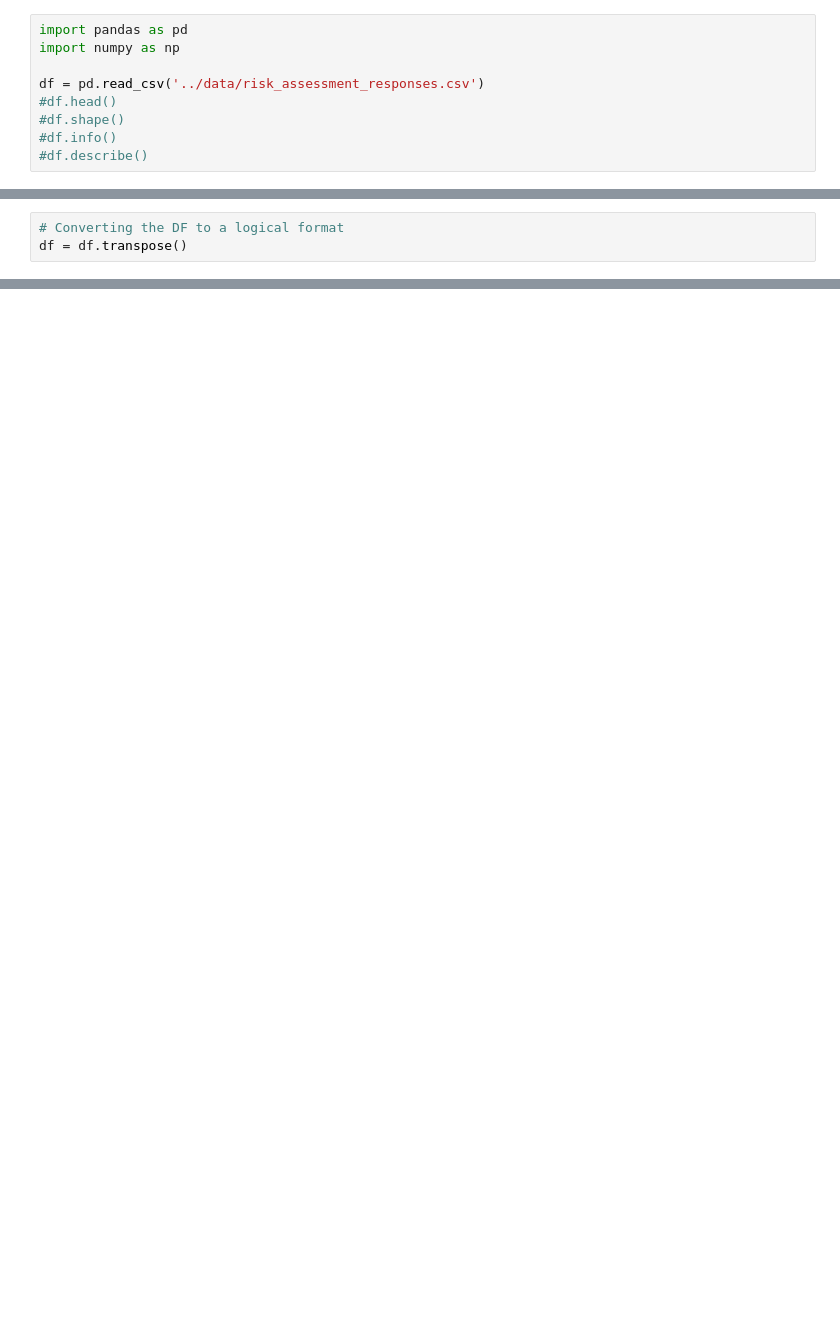
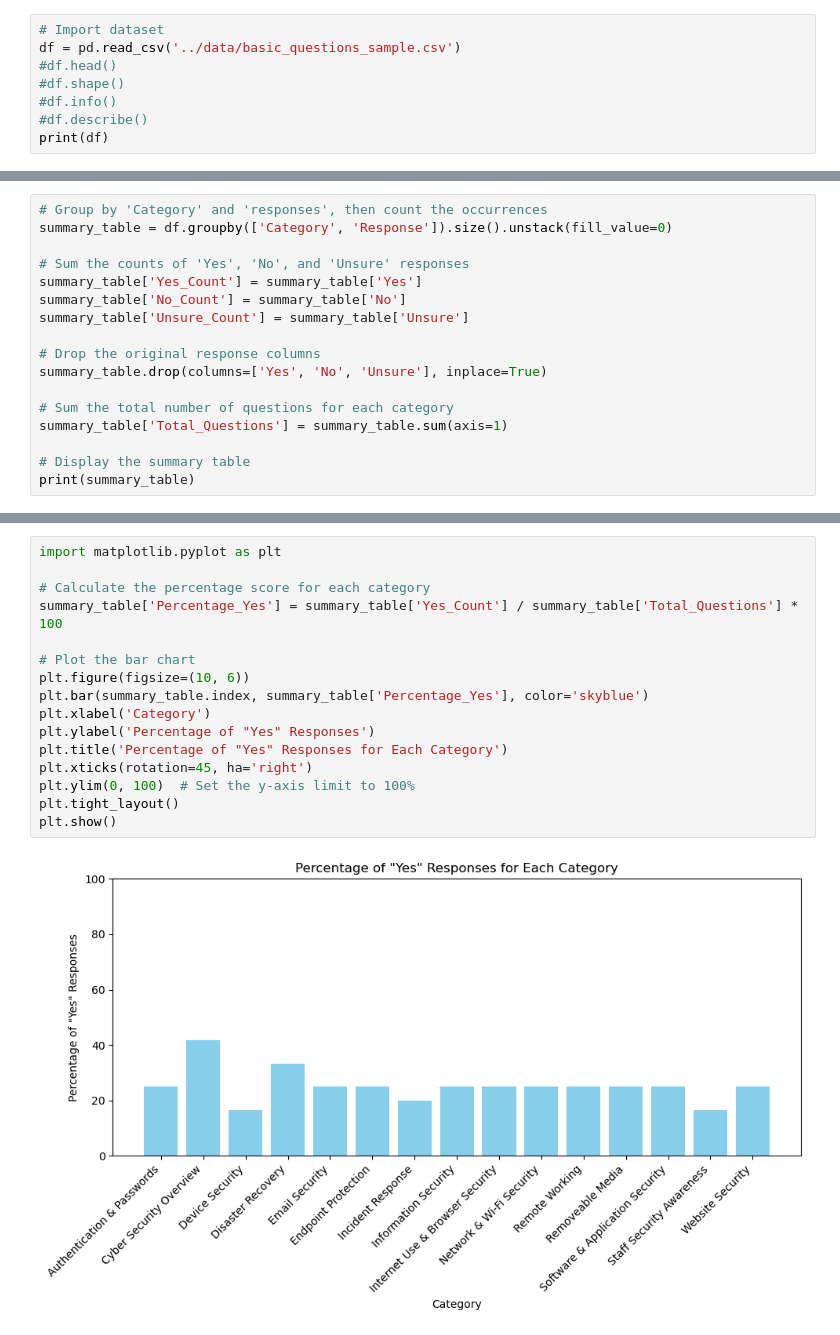
Before and after one commit to Phishbate/analysis, a Jupyter notebook: notebooks/basic_assessment.ipynb, the cells around one changed output, grey strips where cells are left out. Cells and saved outputs as stored; diff of their text form; blank space fills up the shorter version.

Commit message:
Some changes to the data visualisation

```diff
--- a/notebooks/basic_assessment.ipynb
+++ b/notebooks/basic_assessment.ipynb
@@ -1,9 +7,8 @@
 # %%
-import pandas as pd
-import numpy as np
-
-df = pd.read_csv('../data/risk_assessment_responses.csv')
+# Import dataset
+df = pd.read_csv('../data/basic_questions_sample.csv')
 #df.head()
 #df.shape()
 #df.info()
 #df.describe()
+print(df)
@@ -10,3 +32,0 @@ df = pd.read_csv('../data/risk_assessment_responses.csv')
-# %%
-# Converting the DF to a logical format
-df = df.transpose()
@@ -41,0 +104,17 @@ TypeError: 'method' object is not subscriptable
+# %%
+# Group by 'Category' and 'responses', then count the occurrences
+summary_table = df.groupby(['Category', 'Response']).size().unstack(fill_value=0)
+
+# Sum the counts of 'Yes', 'No', and 'Unsure' responses
+summary_table['Yes_Count'] = summary_table['Yes']
+summary_table['No_Count'] = summary_table['No']
+summary_table['Unsure_Count'] = summary_table['Unsure']
+
+# Drop the original response columns
+summary_table.drop(columns=['Yes', 'No', 'Unsure'], inplace=True)
+
+# Sum the total number of questions for each category
+summary_table['Total_Questions'] = summary_table.sum(axis=1)
+
+# Display the summary table
+print(summary_table)
@@ -41,0 +188,18 @@ TypeError: 'method' object is not subscriptable
+# %%
+import matplotlib.pyplot as plt
+
+# Calculate the percentage score for each category
+summary_table['Percentage_Yes'] = summary_table['Yes_Count'] / summary_table['Total_Questions'] * 100
+
+# Plot the bar chart
+plt.figure(figsize=(10, 6))
+plt.bar(summary_table.index, summary_table['Percentage_Yes'], color='skyblue')
+plt.xlabel('Category')
+plt.ylabel('Percentage of "Yes" Responses')
+plt.title('Percentage of "Yes" Responses for Each Category')
+plt.xticks(rotation=45, ha='right')
+plt.ylim(0, 100)  # Set the y-axis limit to 100%
+plt.tight_layout()
+plt.show()
+# %% [output]
+[figure, added]
```
Also changed, not shown: parts of 13 cells of this notebook, 4 other files.
